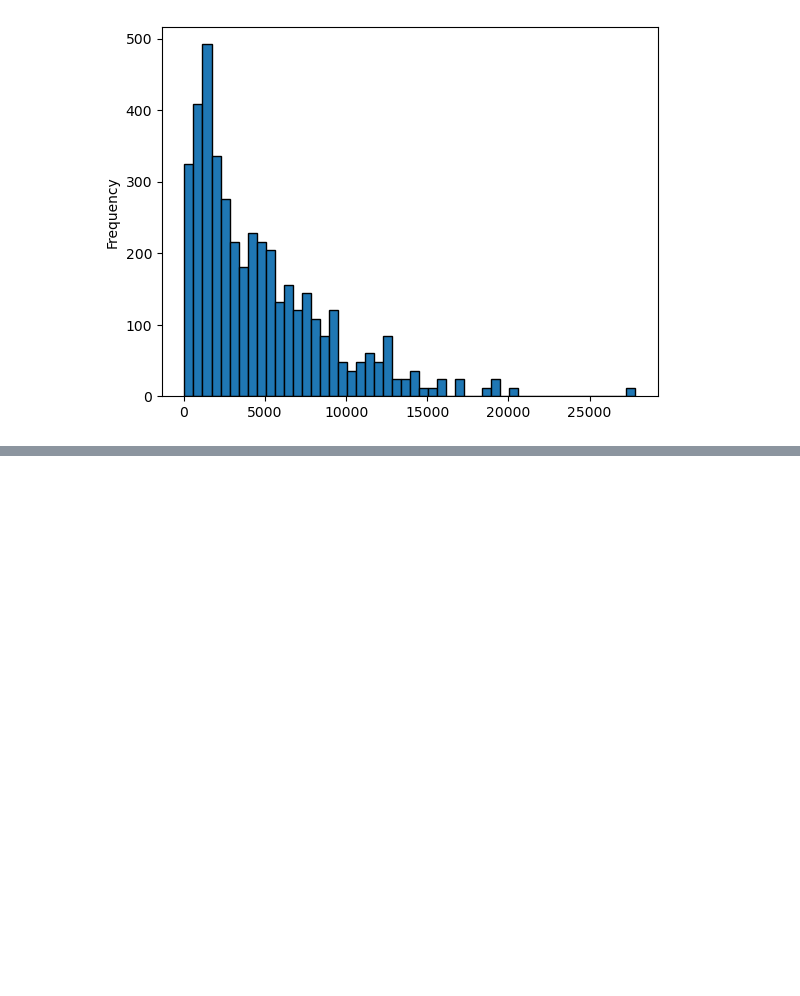
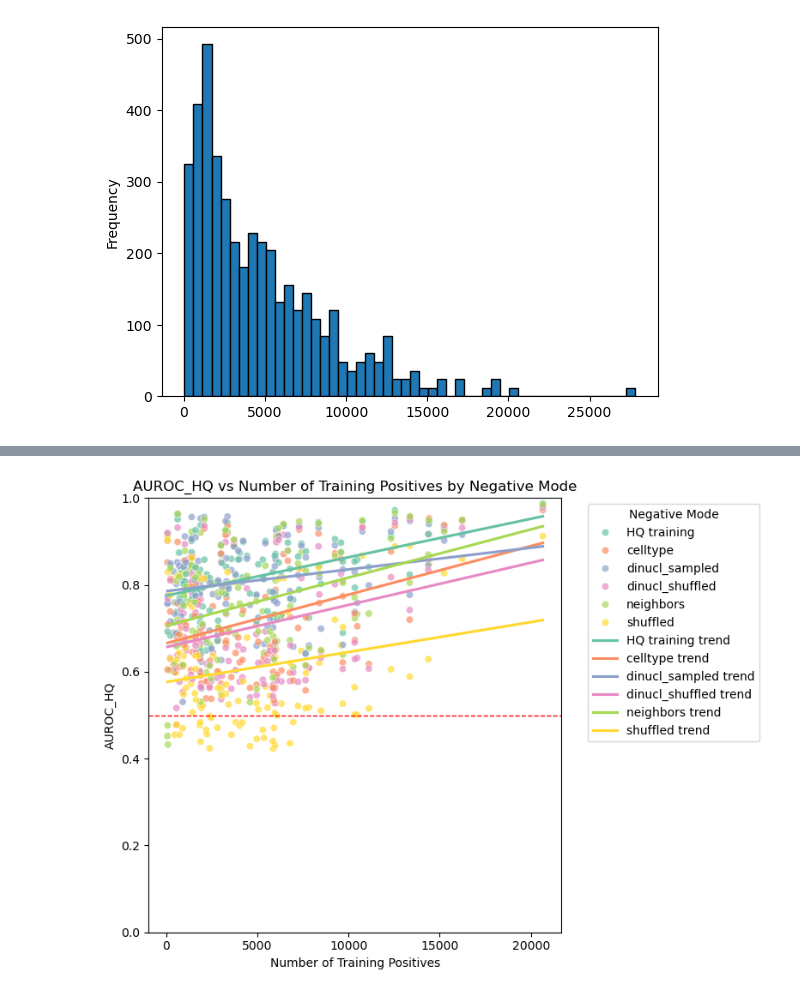
Before and after one commit to NatanTourne/TFBS-negatives, a Jupyter notebook: Results/20250526_full_run_2.ipynb, the cells around one changed output, grey strips where cells are left out. Saved outputs shown, nothing was run; the diff lists cells and outputs as text; code cells hidden in the pictures; blank space fills up the shorter version.

```diff
--- a/Results/20250526_full_run_2.ipynb
+++ b/Results/20250526_full_run_2.ipynb
@@ -1317,0 +1494,36 @@ results_df['num_training_positives'].plot(kind='hist', bins=50, edgecolor='black
+# %%
+import seaborn as sns
+import matplotlib.pyplot as plt
+
+plt.figure(figsize=(8, 6))
+sns.scatterplot(
+    data=grouped_avg,
+    x="num_training_positives",
+    y="AUROC_HQ",
+    hue="neg_mode",
+    palette="Set2",
+    alpha=0.7
+)
+
+# Add trend lines for each neg_mode
+for neg_mode, color in zip(grouped_avg["neg_mode"].unique(), sns.color_palette("Set2")):
+    subset = grouped_avg[grouped_avg["neg_mode"] == neg_mode]
+    sns.regplot(
+        data=subset,
+        x="num_training_positives",
+        y="AUROC_HQ",
+        scatter=False,
+        color=color,
+        label=f"{neg_mode} trend",
+        ci=None
+    )
+plt.axhline(y=0.5, color='red', linestyle='--', linewidth=1)
+plt.ylim(0, 1)
+plt.xlabel("Number of Training Positives")
+plt.ylabel("AUROC_HQ")
+plt.title("AUROC_HQ vs Number of Training Positives by Negative Mode")
+plt.legend(title="Negative Mode", bbox_to_anchor=(1.05, 1), loc='upper left')
+plt.tight_layout()
+plt.show()
+# %% [output]
+[figure, added]
```
Also changed, not shown: parts of 18 cells of this notebook, 4 other files.
